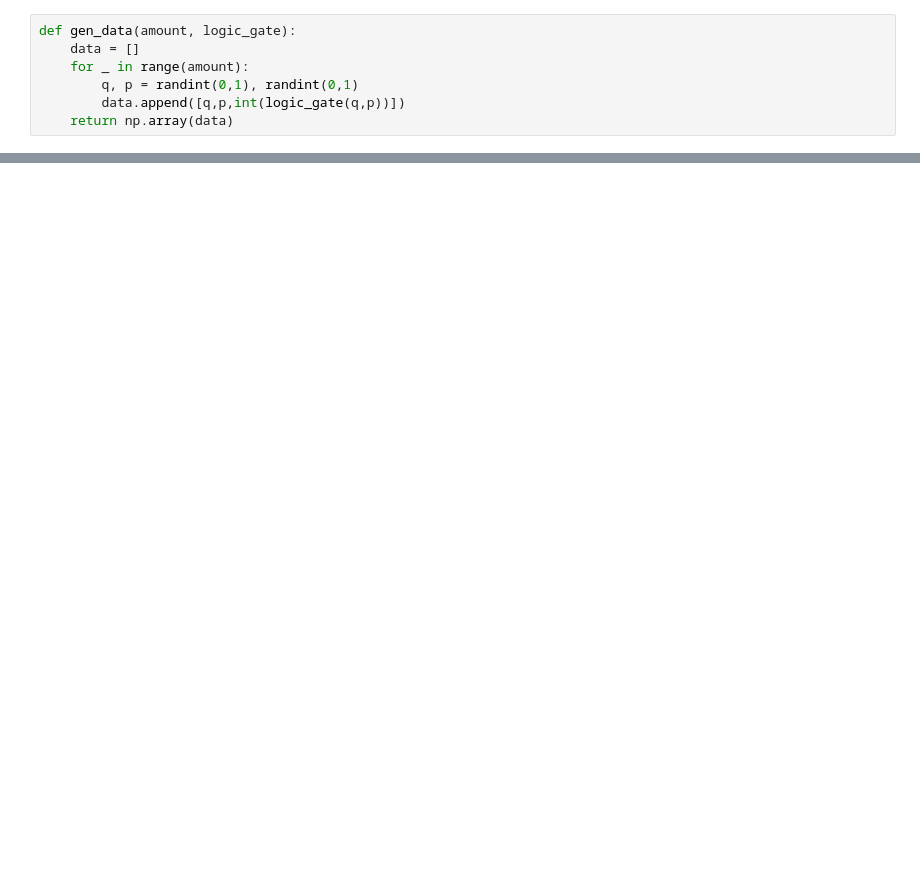
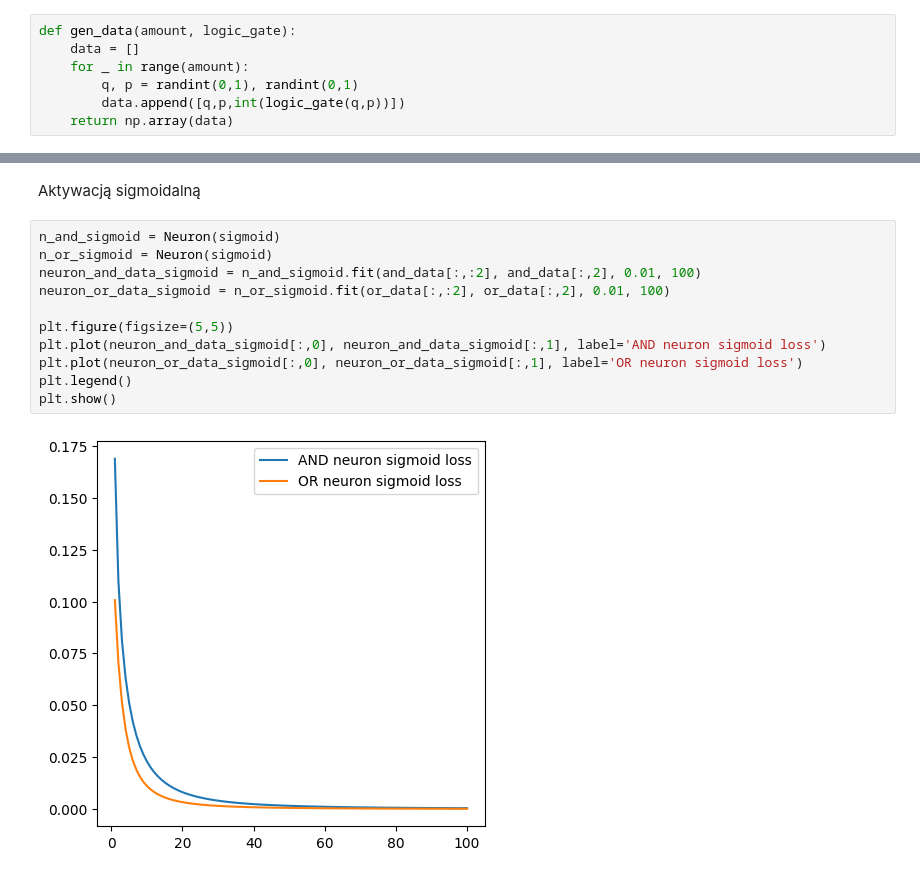
Before and after one commit to bjpietrzak/deep_learning, a Jupyter notebook: neurony.ipynb, the cells around one changed output, grey strips where cells are left out. Saved outputs shown, nothing was run; the diff lists cells and outputs as text; blank space fills up the shorter version.

```diff
--- a/neurony.ipynb
+++ b/neurony.ipynb
@@ -102,0 +123,15 @@ neuron_or_data_tanh = n_or_tanh.fit(or_data[:,:2], or_data[:,2], 0.0001, 100)
+# %% [markdown]
+Aktywacją sigmoidalną
+# %%
+n_and_sigmoid = Neuron(sigmoid)
+n_or_sigmoid = Neuron(sigmoid)
+neuron_and_data_sigmoid = n_and_sigmoid.fit(and_data[:,:2], and_data[:,2], 0.01, 100)
+neuron_or_data_sigmoid = n_or_sigmoid.fit(or_data[:,:2], or_data[:,2], 0.01, 100)
+
+plt.figure(figsize=(5,5))
+plt.plot(neuron_and_data_sigmoid[:,0], neuron_and_data_sigmoid[:,1], label='AND neuron sigmoid loss')
+plt.plot(neuron_or_data_sigmoid[:,0], neuron_or_data_sigmoid[:,1], label='OR neuron sigmoid loss')
+plt.legend()
+plt.show()
+# %% [output]
+[figure, added]
```
Also changed, not shown: parts of 39 cells of this notebook.
